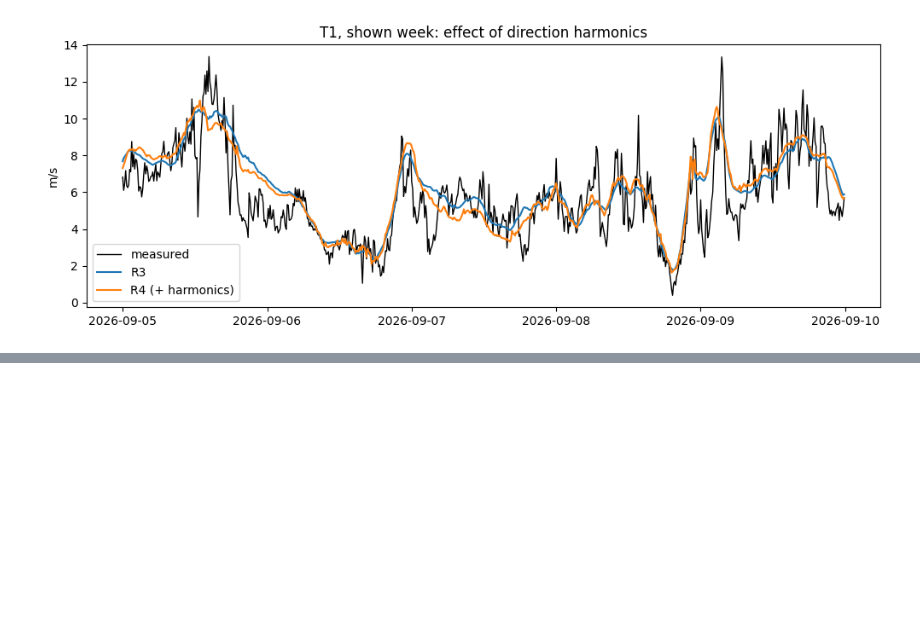
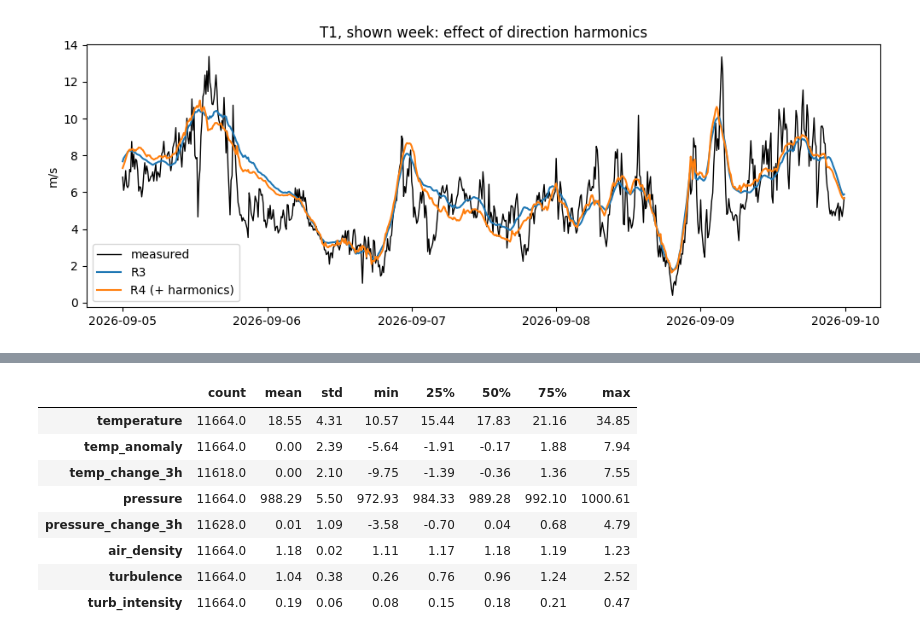
Before and after one commit to AdrianBodrug/Gone-with-the-wind-BayWe-Challenge, a Jupyter notebook: notebooks/data_analysis.ipynb, the cells around one changed output, grey strips where cells are left out. Cells and saved outputs as stored; diff of their text form; code cells hidden in the pictures; blank space fills up the shorter version.

```diff
--- a/notebooks/data_analysis.ipynb
+++ b/notebooks/data_analysis.ipynb
@@ -2175,0 +2328,18 @@ plt.show()
+# %%
+rows = []
+for name, mask, fit in [("shown week", shown, train_dev), ("hidden 1–3 Sep", hidden_mask, ~hidden_mask)]:
+    s = sw[mask].mean()
+    for t in targets:
+        q = quantify(t, mask, fit)
+        w = simulated_windows(t, int(mask.sum()))
+        tol = 0.15
+        while (len(similar := w[(w["sw_share"] - s).abs() <= tol]) < 15) and tol < 0.5:
+            tol += 0.05                                            # widen until we have enough comparable periods
+        e_lo, e_hi = np.quantile(similar["rel_err"], [lo_q, hi_q])
+        best = q["best_kwh"] / 1000
+        rows.append({"window": name, "target": t, "SW_share_%": s * 100, "n_similar": len(similar),
+                     "median_err_similar_%": similar["rel_err"].median() * 100,
+                     "all periods: 95 %": f"{q['lower_kwh'] / 1000:.0f} – {q['upper_kwh'] / 1000:.0f}",
+                     "similar periods: 95 %": f"{best / (1 + e_hi):.0f} – {best / (1 + e_lo):.0f}",
+                     "best_MWh": best})
+display(pd.DataFrame(rows).round(1))
@@ -2175,0 +2489,30 @@ plt.show()
+# %%
+h_park = [r for r in refs if r.startswith("H")]
+temp = wide["ambient_temperature"][refs].mean(axis=1)
+pres = wide["air_pressure"][h_park].mean(axis=1)                 # O park pressure is a placeholder
+turb = wide["wind_speed_stddev"][h_park].mean(axis=1)
+ws_h = ws[h_park].mean(axis=1)
+sm = lambda s: s.rolling(13, center=True, min_periods=7).mean()  # same 130-min smoothing as the references
+
+W = pd.DataFrame({
+    "temperature":        sm(temp),
+    "temp_anomaly":       sm(temp - temp.rolling(144, center=True, min_periods=72).mean()),  # vs. daily mean: day/night stability
+    "temp_change_3h":     temp.diff(18),                                                    # warming / cooling
+    "pressure":           sm(pres),
+    "pressure_change_3h": pres.diff(18),                                                    # passing weather systems, fronts
+    "air_density":        sm(pres * 100 / (287.05 * (temp + 273.15))),
+    "turbulence":         sm(turb),
+    "turb_intensity":     sm(turb / ws_h),                                                  # gustiness relative to wind speed
+}, index=full_idx)
+Wz = (W - W[train_dev].mean()) / W[train_dev].std()             # standardised: effects comparable per 1 std
+display(W[train_dev].describe().T.round(2))
+# %% [output]
+|  | count | mean | std | min | 25% | 50% | 75% | max |
+| temperature | 11664.0 | 18.55 | 4.31 | 10.57 | 15.44 | 17.83 | 21.16 | 34.85 |
+| temp_anomaly | 11664.0 | 0.00 | 2.39 | -5.64 | -1.91 | -0.17 | 1.88 | 7.94 |
+| temp_change_3h | 11618.0 | 0.00 | 2.10 | -9.75 | -1.39 | -0.36 | 1.36 | 7.55 |
+| pressure | 11664.0 | 988.29 | 5.50 | 972.93 | 984.33 | 989.28 | 992.10 | 1000.61 |
+| pressure_change_3h | 11628.0 | 0.01 | 1.09 | -3.58 | -0.70 | 0.04 | 0.68 | 4.79 |
+| air_density | 11664.0 | 1.18 | 0.02 | 1.11 | 1.17 | 1.18 | 1.19 | 1.23 |
+| turbulence | 11664.0 | 1.04 | 0.38 | 0.26 | 0.76 | 0.96 | 1.24 | 2.52 |
+| turb_intensity | 11664.0 | 0.19 | 0.06 | 0.08 | 0.15 | 0.18 | 0.21 | 0.47 |
```
Also changed, not shown: parts of 12 cells of this notebook, 1 other file.
